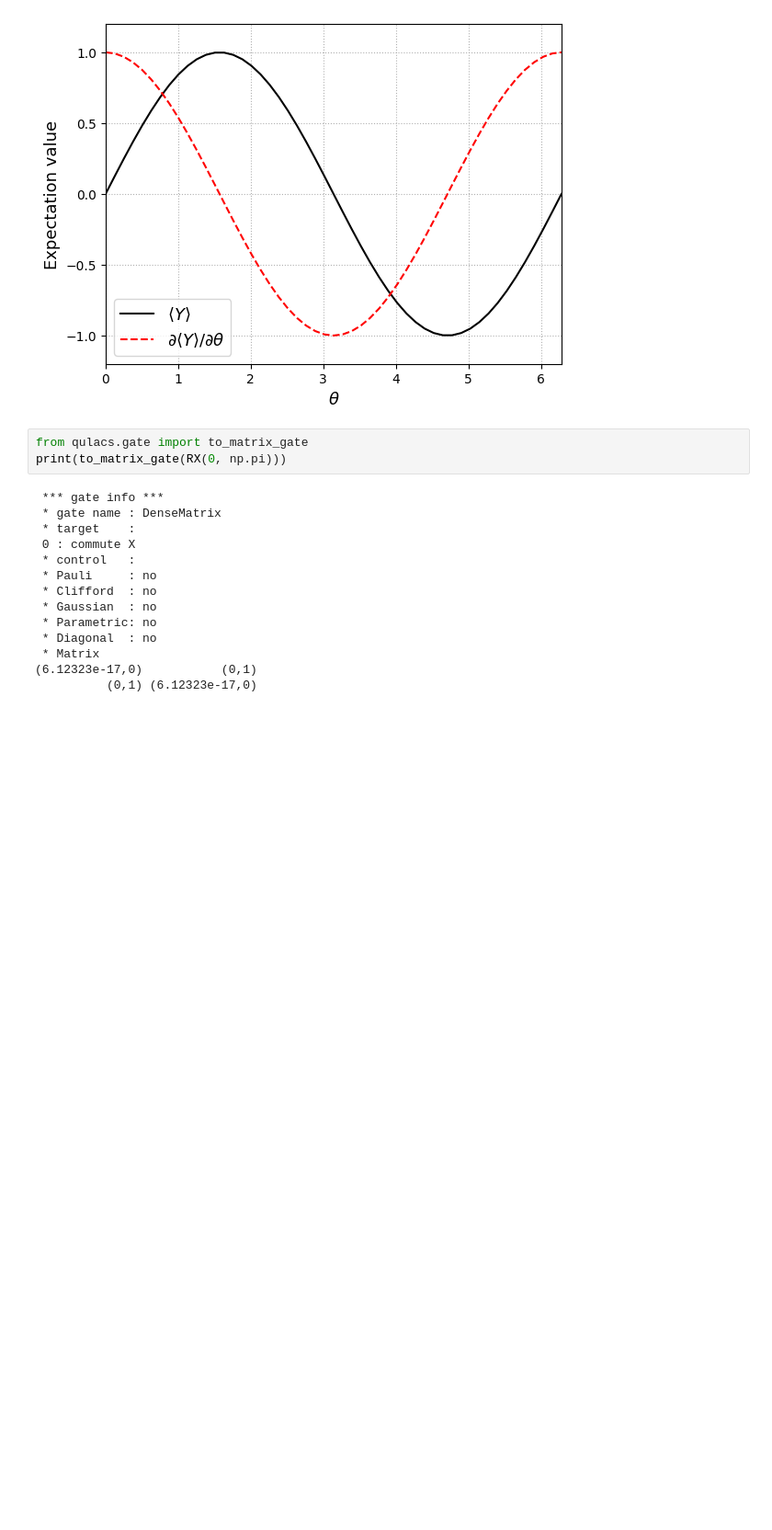
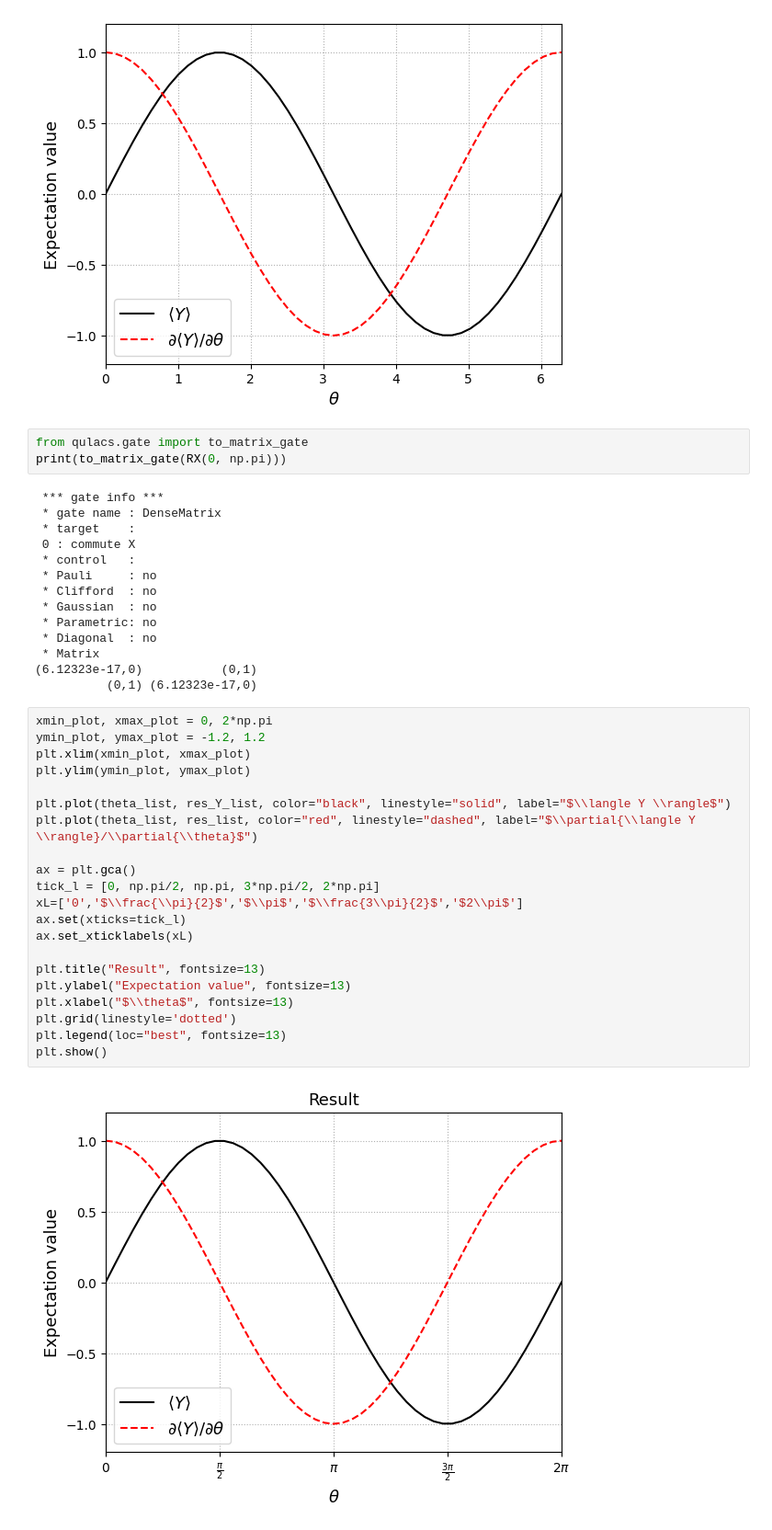
Before and after one commit to SYen-qc/Quantum_computing, a Jupyter notebook: simple_gradient_circuit.ipynb, the cells around one changed output. Shown: that part at 92% size. Saved outputs shown, nothing was run; the diff lists cells and outputs as text; blank space fills up the shorter version.

```diff
--- a/simple_gradient_circuit.ipynb
+++ b/simple_gradient_circuit.ipynb
@@ -150,3 +150,26 @@ print(to_matrix_gate(RX(0, np.pi)))
  * Matrix
 (6.12323e-17,0)           (0,1)
           (0,1) (6.12323e-17,0)
+# %%
+xmin_plot, xmax_plot = 0, 2*np.pi
+ymin_plot, ymax_plot = -1.2, 1.2
+plt.xlim(xmin_plot, xmax_plot)
+plt.ylim(ymin_plot, ymax_plot)
+
+plt.plot(theta_list, res_Y_list, color="black", linestyle="solid", label="$\\langle Y \\rangle$")
+plt.plot(theta_list, res_list, color="red", linestyle="dashed", label="$\\partial{\\langle Y \\rangle}/\\partial{\\theta}$")
+
+ax = plt.gca()
+tick_l = [0, np.pi/2, np.pi, 3*np.pi/2, 2*np.pi]
+xL=['0','$\\frac{\\pi}{2}$','$\\pi$','$\\frac{3\\pi}{2}$','$2\\pi$']
+ax.set(xticks=tick_l)
+ax.set_xticklabels(xL)
+
+plt.title("Result", fontsize=13)
+plt.ylabel("Expectation value", fontsize=13)
+plt.xlabel("$\\theta$", fontsize=13)
+plt.grid(linestyle='dotted')
+plt.legend(loc="best", fontsize=13)
+plt.show()
+# %% [output]
+[figure, added]
```
